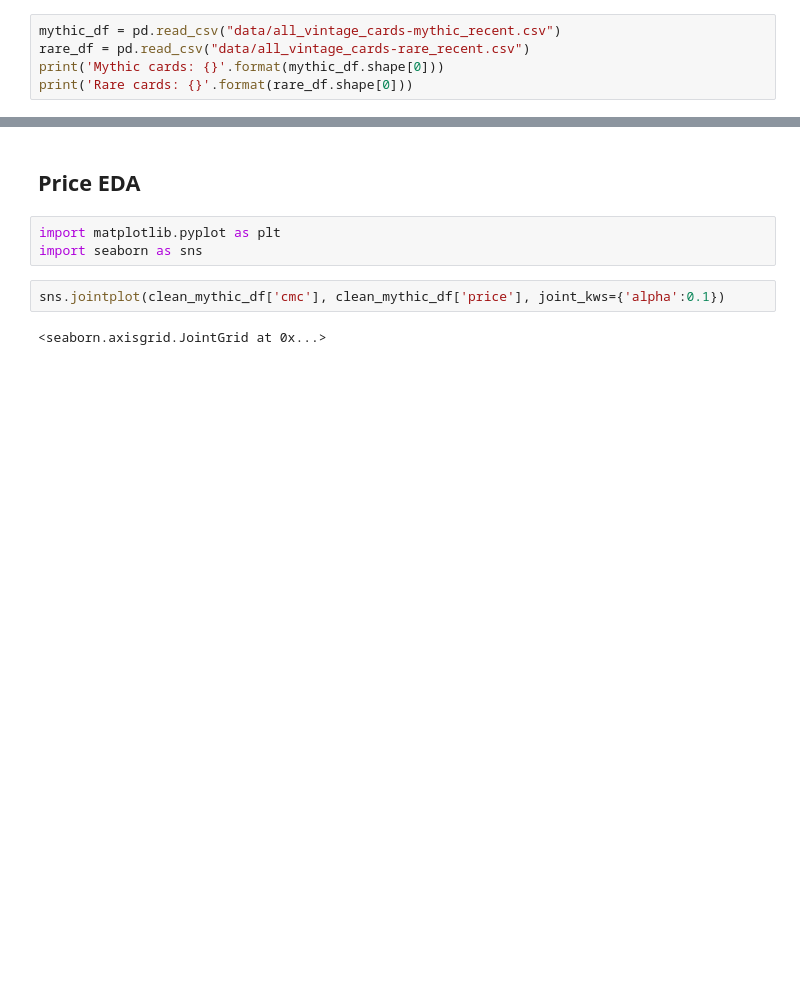
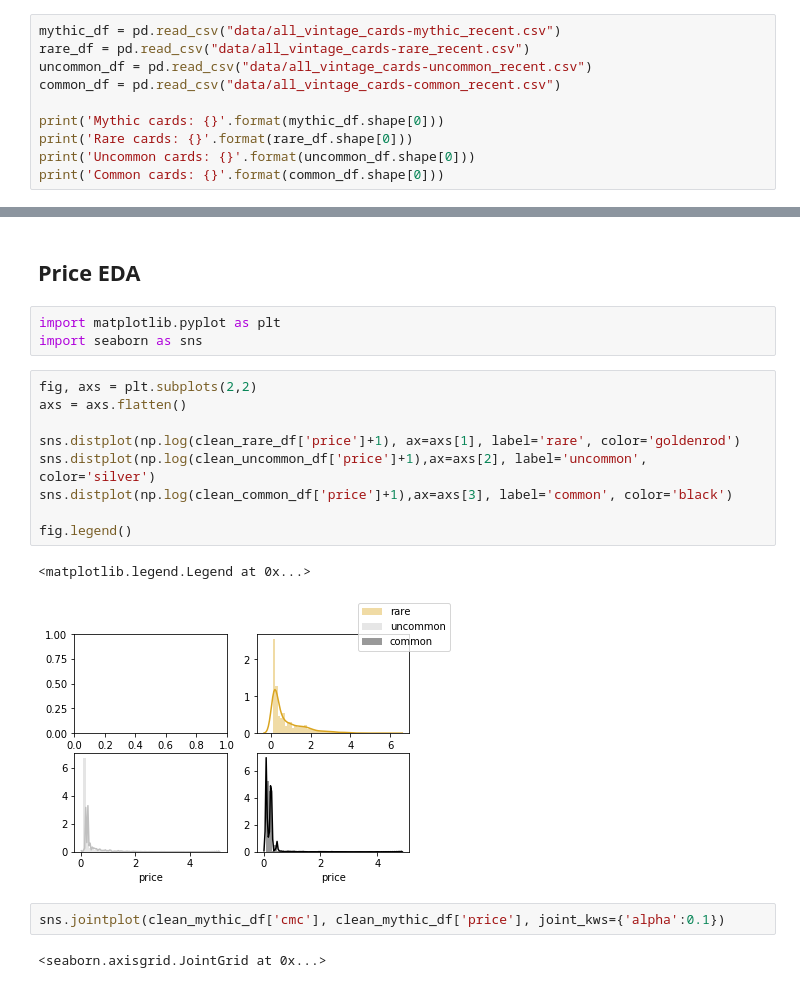
Before and after one commit to alexgcuevas/mystic-speculation, a Jupyter notebook: MVP_testing.ipynb, the cells around one changed output, grey strips where cells are left out. Saved outputs shown, nothing was run; the diff lists cells and outputs as text; blank space fills up the shorter version.

```diff
--- a/MVP_testing.ipynb
+++ b/MVP_testing.ipynb
@@ -10,8 +10,13 @@ import numpy as np
 # %%
 mythic_df = pd.read_csv("data/all_vintage_cards-mythic_recent.csv")
 rare_df = pd.read_csv("data/all_vintage_cards-rare_recent.csv")
+uncommon_df = pd.read_csv("data/all_vintage_cards-uncommon_recent.csv")
+common_df = pd.read_csv("data/all_vintage_cards-common_recent.csv")
+
 print('Mythic cards: {}'.format(mythic_df.shape[0]))
 print('Rare cards: {}'.format(rare_df.shape[0]))
+print('Uncommon cards: {}'.format(uncommon_df.shape[0]))
+print('Common cards: {}'.format(common_df.shape[0]))
 # %% [output]
 Mythic cards: 568
 Rare cards: 4215
@@ -61,6 +79,18 @@ clean_rare_df.describe()
 # %%
 import matplotlib.pyplot as plt
 import seaborn as sns
+# %%
+fig, axs = plt.subplots(2,2)
+axs = axs.flatten()
+
+sns.distplot(np.log(clean_rare_df['price']+1), ax=axs[1], label='rare', color='goldenrod')
+sns.distplot(np.log(clean_uncommon_df['price']+1),ax=axs[2], label='uncommon', color='silver')
+sns.distplot(np.log(clean_common_df['price']+1),ax=axs[3], label='common', color='black')
+
+fig.legend()
+# %% [output]
+<matplotlib.legend.Legend at 0x...>
+[figure, added]
 # %%
 sns.jointplot(clean_mythic_df['cmc'], clean_mythic_df['price'], joint_kws={'alpha':0.1})
 # %% [output]
```
Also changed, not shown: parts of 7 cells of this notebook, 6 other files.
